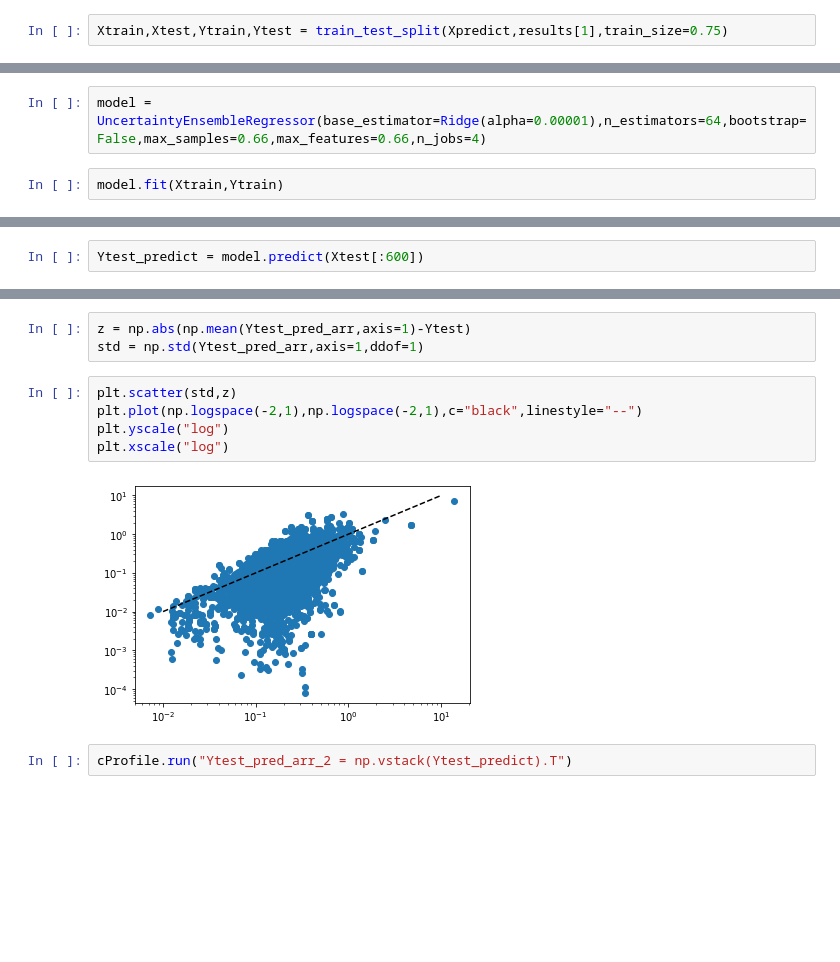
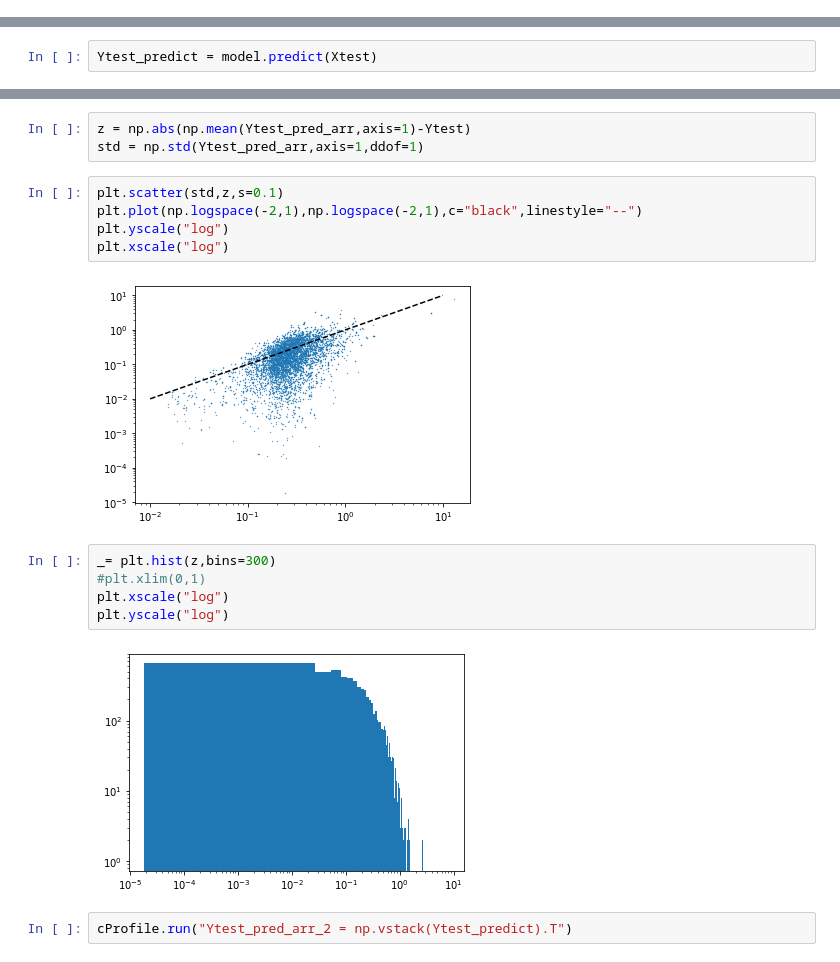
Before and after one commit to bananenpampe/project_COSMO, a Jupyter notebook: uncertainty/base_uncertainty_estimator.ipynb, the cells around one changed output, grey strips where cells are left out. Saved outputs shown, nothing was run; the diff lists cells and outputs as text; blank space fills up the shorter version.

Commit message:
adding uncertainty rescaling

```diff
--- a/uncertainty/base_uncertainty_estimator.ipynb
+++ b/uncertainty/base_uncertainty_estimator.ipynb
@@ -167,15 +1520,9 @@ Xpredict = get_features_in_parallel(frames,SOAP,hypers)
 results[1]
 # %% [output]
 array([18.39, 18.39, 18.39, ..., 26.06, 26.06, 26.06])
-# %%
-Xtrain,Xtest,Ytrain,Ytest = train_test_split(Xpredict,results[1],train_size=0.75)
 # %%
 Xtrain.shape
 # %% [output]
 (17026, 8640)
 # %%
 from sklearn.linear_model import Ridge
-# %%
-model = UncertaintyEnsembleRegressor(base_estimator=Ridge(alpha=0.00001),n_estimators=64,bootstrap=False,max_samples=0.66,max_features=0.66,n_jobs=4)
-# %%
-model.fit(Xtrain,Ytrain)
@@ -199,4 +1554,4 @@ mean_absolute_error(Ypredict2,Ytest))
 # %% [output]
 NameError: name 'mean_absolute_error' is not defined
 # %%
-Ytest_predict = model.predict(Xtest[:600])
+Ytest_predict = model.predict(Xtest)
@@ -222,12 +1597,19 @@ np.sqrt(np.mean(np.abs(np.mean(Ytest_pred_arr,axis=1)-Ytest)**2))
 z = np.abs(np.mean(Ytest_pred_arr,axis=1)-Ytest)
 std = np.std(Ytest_pred_arr,axis=1,ddof=1)
 # %%
-plt.scatter(std,z)
+plt.scatter(std,z,s=0.1)
 plt.plot(np.logspace(-2,1),np.logspace(-2,1),c="black",linestyle="--")
 plt.yscale("log")
 plt.xscale("log")
 # %% [output]
-[figure, old version]
+[figure, new version]
+# %%
+_= plt.hist(z,bins=300)
+#plt.xlim(0,1)
+plt.xscale("log")
+plt.yscale("log")
+# %% [output]
+[figure, added]
 # %%
 cProfile.run("Ytest_pred_arr_2 = np.vstack(Ytest_predict).T")
 # %% [output]
```
Also changed, not shown: parts of 60 cells of this notebook, 5 other files.
